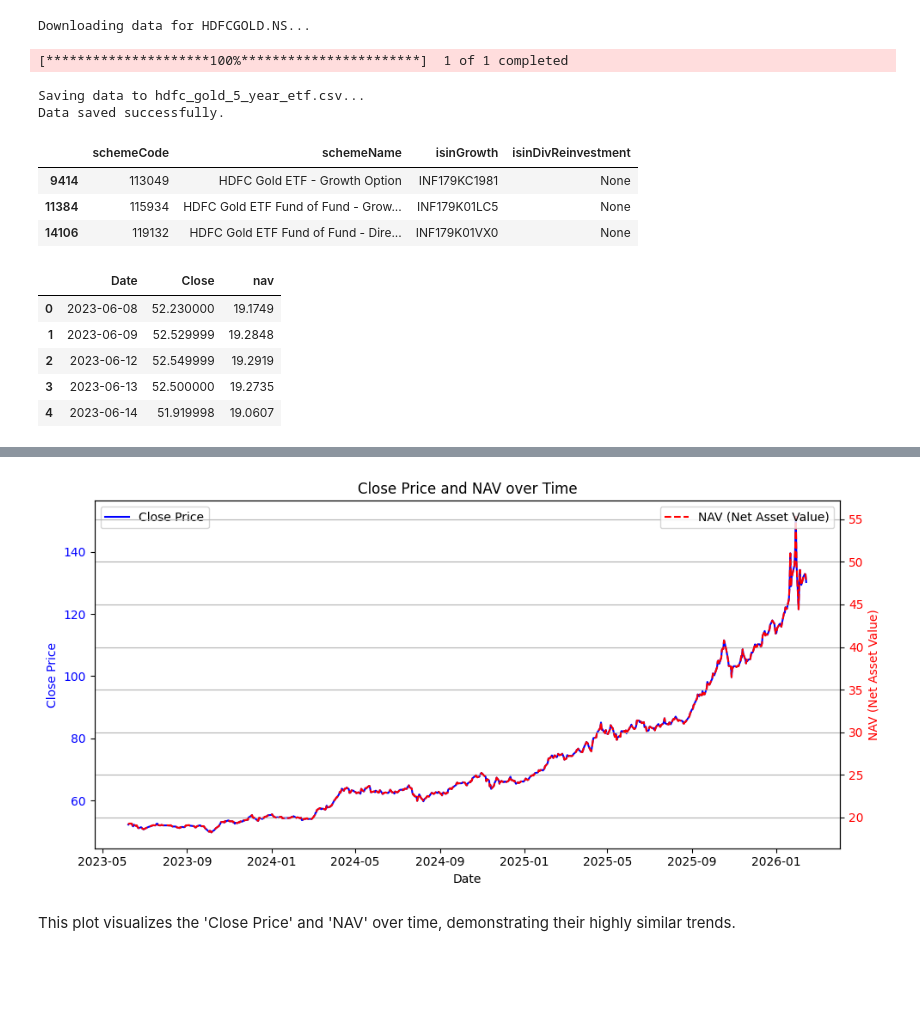
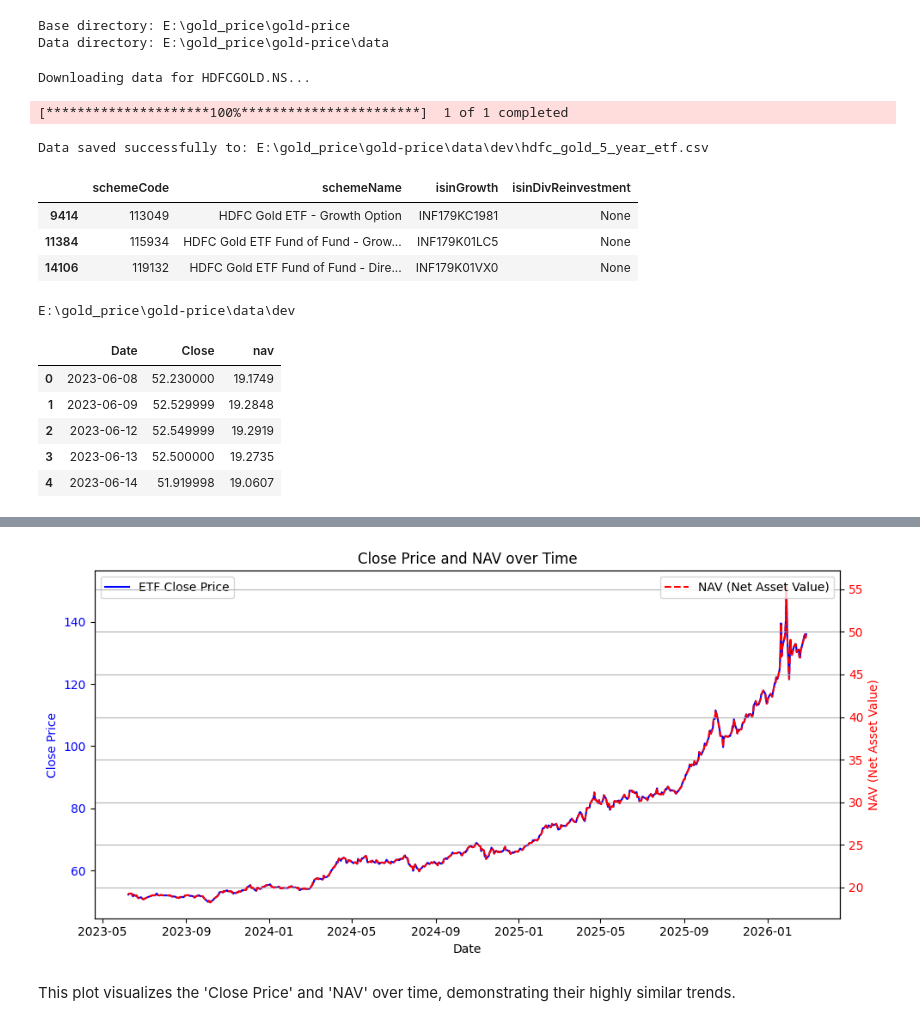
Before and after one commit to sumeetborkar03-alt/gold-price, a Jupyter notebook: development/notebooks/data_collection.ipynb, the cells around one changed output, grey strips where cells are left out. Drawn from its saved outputs; the diff is of its cells as text; code cells hidden in the pictures; blank space fills up the shorter version.

```diff
--- a/development/notebooks/data_collection.ipynb
+++ b/development/notebooks/data_collection.ipynb
@@ -9,3 +12,20 @@ import seaborn as sns
+# %%
+
+try:
+    # Works in .py script
+    BASE_DIR = Path(__file__).resolve().parents[2]
+except NameError:
+    # Works in Jupyter Notebook
+    BASE_DIR = Path().resolve().parents[1]
+
+DATA_DIR = BASE_DIR / "data"
+DATA_DIR.mkdir(exist_ok=True)
+
+print("Base directory:", BASE_DIR)
+print("Data directory:", DATA_DIR)
+# %% [output]
+Base directory: E:\gold_price\gold-price
+Data directory: E:\gold_price\gold-price\data
 # %%
 def download_etf_data(ticker_symbol: str, period: str = "5y", interval: str = "1d") -> pd.DataFrame:
     """
@@ -39,12 +63,11 @@ def save_dataframe_to_csv(df: pd.DataFrame, filename: str):
 ticker = "HDFCGOLD.NS"
 file_name = "hdfc_gold_5_year_etf.csv"
 hdfc_gold_5_year_etf = download_etf_data(ticker_symbol=ticker, period="5y", interval="1d")
-save_dataframe_to_csv(df=hdfc_gold_5_year_etf, filename=file_name)
+save_dataframe_to_csv(df=hdfc_gold_5_year_etf, DATA_DIR=DATA_DIR, filename=file_name)
 # %% [output]
 Downloading data for HDFCGOLD.NS...
 [*********************100%***********************]  1 of 1 completed
-Saving data to hdfc_gold_5_year_etf.csv...
-Data saved successfully.
+Data saved successfully to: E:\gold_price\gold-price\data\dev\hdfc_gold_5_year_etf.csv
 # %%
 def get_scheme_code_list (scheme_name: str) -> pd.DataFrame:
 
@@ -64,20 +87,31 @@ display(df_scheme)
 | 11384 | 115934 | HDFC Gold ETF Fund of Fund - Grow... | INF179K01LC5 | None |
 | 14106 | 119132 | HDFC Gold ETF Fund of Fund - Dire... | INF179K01VX0 | None |
 # %%
-def get_nav(scheme_code: str) -> pd.DataFrame:
+def get_nav(scheme_code: str, DATA_DIR: str, subfolder="dev") -> pd.DataFrame:
 
   res = requests.get(f"https://api.mfapi.in/mf/{scheme_code}")
   data = res.json()
   df_nav = pd.DataFrame(data['data'])
-  df_nav.to_csv(f"{scheme_code}.csv", index=False)
+
+  save_dir = DATA_DIR / subfolder
+  save_dir.mkdir(parents=True, exist_ok=True)
+
+  filename = f"{scheme_code}.csv"
+
+  file_path = save_dir / filename
+  print(save_dir)
+
+  df_nav.to_csv(file_path, index=False)
   return df_nav
 
 
-df_nav = get_nav(scheme_code='119132')
+df_nav = get_nav(scheme_code='119132', DATA_DIR=DATA_DIR)
+# %% [output]
+E:\gold_price\gold-price\data\dev
 # %%
-def compare_mf_nav_with(mf_csv, nav_csv) -> pd.DataFrame:
-  df_mf = pd.read_csv(mf_csv)
-  df_nav = pd.read_csv(nav_csv)
+def compare_mf_nav_with(mf_csv, nav_csv, DATA_DIR: str, subfolder="dev") -> pd.DataFrame:
+  df_mf = pd.read_csv(DATA_DIR/ subfolder/ mf_csv)
+  df_nav = pd.read_csv(DATA_DIR/ subfolder/ nav_csv)
 
   df_nav = df_nav.rename(columns={'date': 'Date'})
   df_nav['Date'] = pd.to_datetime(df_nav['Date'])
@@ -97,7 +131,7 @@ def compare_mf_nav_with(mf_csv, nav_csv) -> pd.DataFrame:
   fig, ax1 = plt.subplots(figsize=(10, 5))
 
   # Plot Close Price on primary y-axis with a solid blue line
-  sns.lineplot(data=combine_df, x='Date', y='Close', label='Close Price', color='blue', linestyle='-', ax=ax1)
+  sns.lineplot(data=combine_df, x='Date', y='Close', label='ETF Close Price', color='blue', linestyle='-', ax=ax1)
   ax1.set_xlabel('Date')
   ax1.set_ylabel('Close Price', color='blue')
   ax1.tick_params(axis='y', labelcolor='blue')
@@ -118,7 +152,7 @@ def compare_mf_nav_with(mf_csv, nav_csv) -> pd.DataFrame:
 
   return combine_df
 
-combine_df = compare_mf_nav_with(mf_csv='hdfc_gold_5_year_etf.csv', nav_csv='119132.csv')
+combine_df = compare_mf_nav_with(mf_csv='hdfc_gold_5_year_etf.csv', nav_csv='119132.csv', DATA_DIR=DATA_DIR)
 # %% [output]
 |  | Date | Close | nav |
 | 0 | 2023-06-08 | 52.230000 | 19.1749 |
@@ -130,3 +164,3 @@ Correlation between Close and NAV: 0.9999996724899748
-[figure, old version]
+[figure, new version]
 # %% [markdown]
 This plot visualizes the 'Close Price' and 'NAV' over time, demonstrating their highly similar trends.
```
Also changed, not shown: parts of 3 cells of this notebook, 5 other files.
